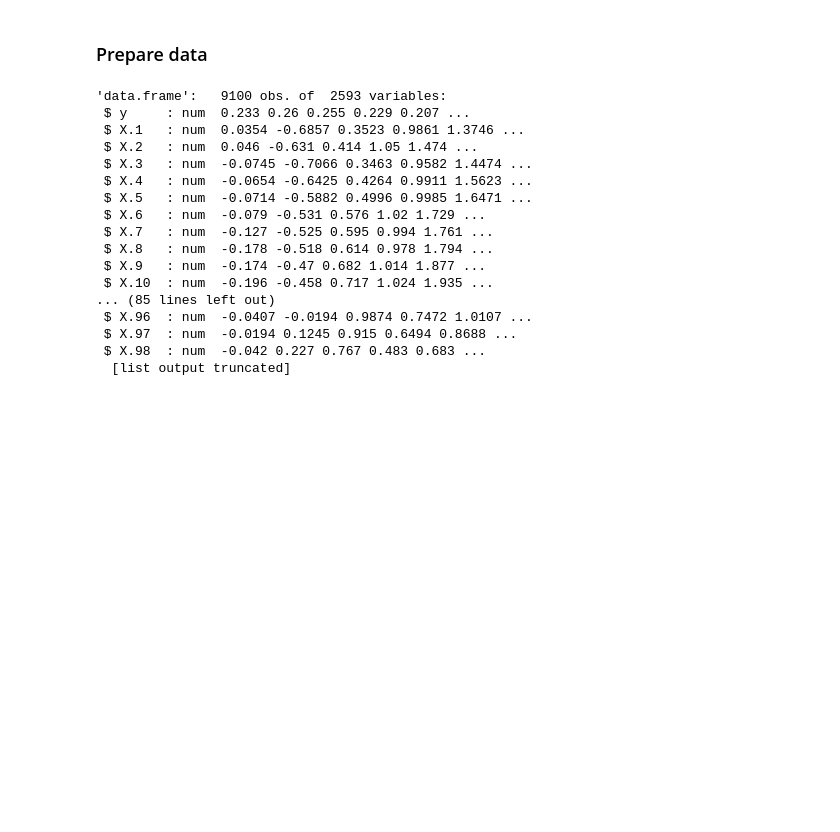
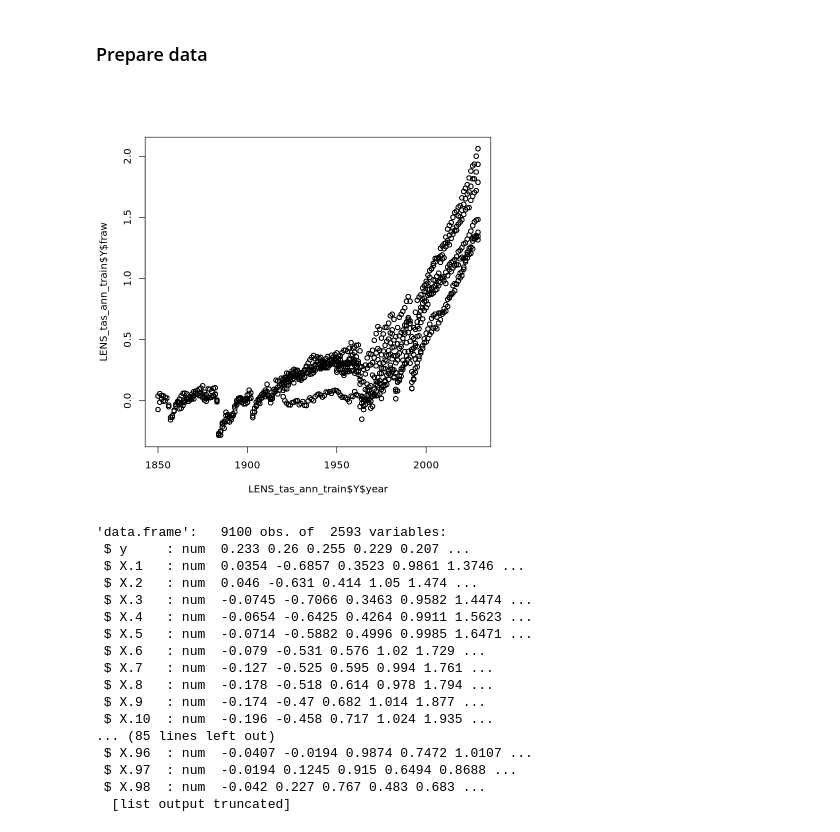
Before and after one commit to fuchslukas00/DADA_group_project, a Jupyter notebook: group_project2-ridge.ipynb, the cells around one changed output. Saved outputs shown, nothing was run; the diff lists cells and outputs as text; code cells hidden in the pictures; blank space fills up the shorter version.

```diff
--- a/group_project2-ridge.ipynb
+++ b/group_project2-ridge.ipynb
@@ -301,6 +319,10 @@ Loading required package: Matrix
 Loaded glmnet 5.0
 # %% [markdown]
 ### Prepare data
+# %%
+plot(LENS_tas_ann_train$Y$year, LENS_tas_ann_train$Y$fraw)
+# %% [output]
+[figure, added]
 # %%
 train.df.fraw = data.frame(y=LENS_tas_ann_train$Y$fraw, X = LENS_tas_ann_train$X)
 train.df.year = data.frame(y=LENS_tas_ann_train$Y$year, X = LENS_tas_ann_train$X)
```
Also changed, not shown: parts of 20 cells of this notebook.
